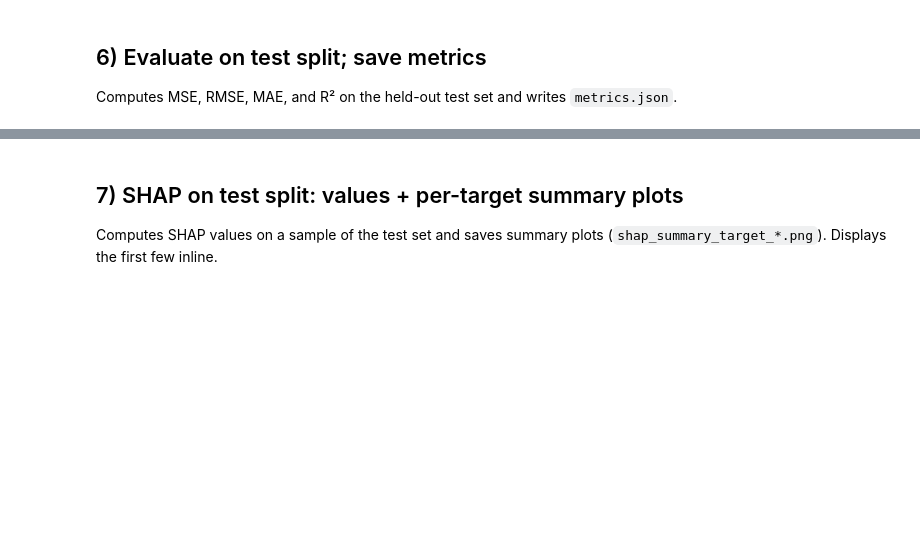
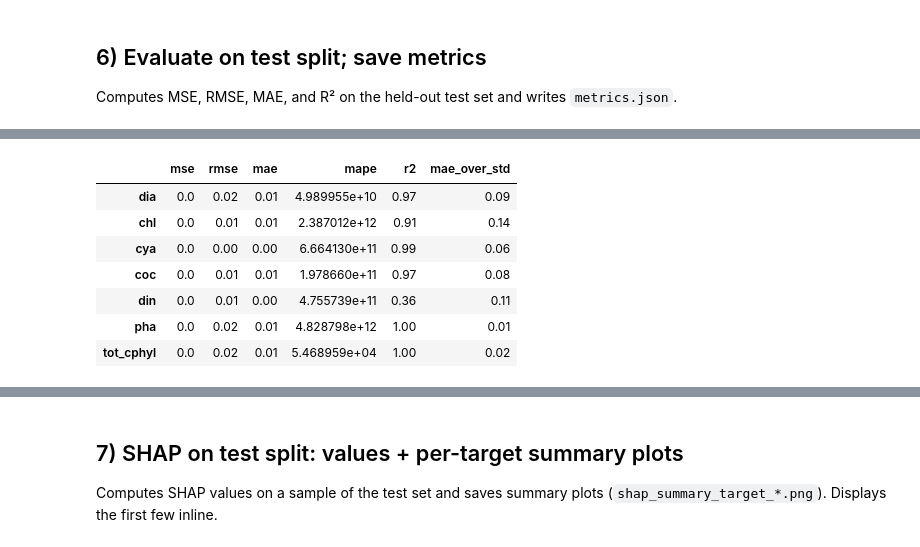
Before and after one commit to erdemkarakoylu/pace_pcc_ml, a Jupyter notebook: notebooks/run_all.ipynb, the cells around one changed output, grey strips where cells are left out. Drawn from its saved outputs; the diff is of its cells as text; code cells hidden in the pictures; blank space fills up the shorter version.

```diff
--- a/notebooks/run_all.ipynb
+++ b/notebooks/run_all.ipynb
@@ -226,0 +205,11 @@ metrics
+# %%
+evaluator = ModelEvaluator()
+
+Y_pred = trainer.predict(Xte)
+Y_pred_df = pd.DataFrame(Y_pred, index=Yte.index, columns=Yte.columns)
+
+res = evaluator.evaluate_and_save(Y_true=Yte, Y_pred=Y_pred_df, outdir=OUTDIR)
+logger.info("Aggregate metrics: {}\n", res["aggregate"])
+
+# Peek at per-target metrics
+df_metrics = pd.DataFrame(res["per_target"])
@@ -227 +220,12 @@ metrics
+# %%
+df_metrics.T.round(2)
+# %% [output]
+|  | mse | rmse | mae | mape | r2 | mae_over_std |
+| dia | 0.0 | 0.02 | 0.01 | 4.989955e+10 | 0.97 | 0.09 |
+| chl | 0.0 | 0.01 | 0.01 | 2.387012e+12 | 0.91 | 0.14 |
+| cya | 0.0 | 0.00 | 0.00 | 6.664130e+11 | 0.99 | 0.06 |
+| coc | 0.0 | 0.01 | 0.01 | 1.978660e+11 | 0.97 | 0.08 |
+| din | 0.0 | 0.01 | 0.00 | 4.755739e+11 | 0.36 | 0.11 |
+| pha | 0.0 | 0.02 | 0.01 | 4.828798e+12 | 1.00 | 0.01 |
+| tot_cphyl | 0.0 | 0.02 | 0.01 | 5.468959e+04 | 1.00 | 0.02 |
 # %%
```
Also changed, not shown: parts of 18 cells of this notebook, 7 other files.
